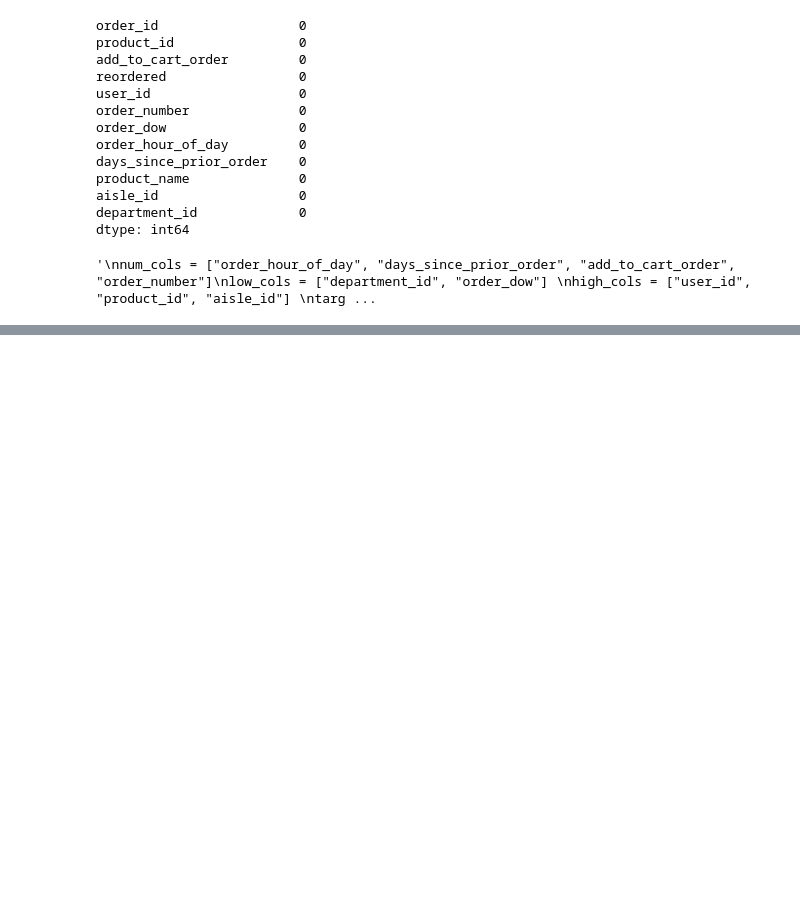
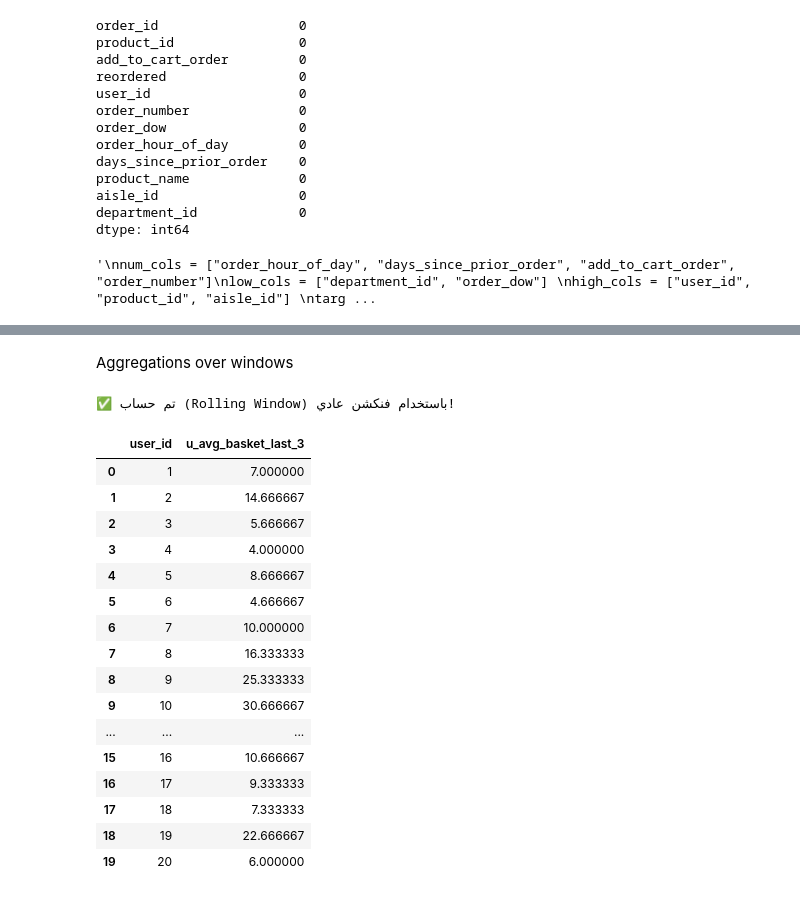
Before and after one commit to ameennasaireh10-hash/ML-project, a Jupyter notebook: FinalProject.ipynb, the cells around one changed output, grey strips where cells are left out. Drawn from its saved outputs; the diff is of its cells as text; code cells hidden in the pictures; blank space fills up the shorter version.

```diff
--- a/FinalProject.ipynb
+++ b/FinalProject.ipynb
@@ -720,0 +937,50 @@ Best Parameters:
+# %% [markdown]
+Aggregations over windows
+# %%
+# --- 5. Aggregations over Windows (Last 3 Orders) - بدون Lambda ---
+
+# 1. تجهيز الداتا: بنحسب حجم السلة لكل طلب (جدول صغير وخفيف)
+orders_summary = Full_DataSet.groupby(['user_id', 'order_number']).size().reset_index(name='basket_size')
+
+# 2. الترتيب (مهم جداً): عشان لما نقول "آخر 3" يكونوا عنجد آخر 3 زمنياً
+orders_summary = orders_summary.sort_values(['user_id', 'order_number'])
+
+# 3. تعريف الفنكشن العادي (بدل اللمدا)
+# هذا الفنكشن بياخذ عمود أرقام، وبحسب المتوسط المتحرك لآخر 3 قيم
+def calculate_last_3_avg(series):
+    # window=3: يعني خذ 3 قيم
+    # min_periods=1: يعني حتى لو الزبون عنده طلب واحد بس، احسبله المعدل (ما ترجع Null)
+    return series.rolling(window=3, min_periods=1).mean()
+
+# 4. تطبيق الفنكشن على كل زبون
+# transform: بتمسك الفنكشن اللي كتبناه فوق، وبتطبقه على كل "مجموعة" (زبون)
+orders_summary['rolling_avg_3_orders'] = orders_summary.groupby('user_id')['basket_size'].transform(calculate_last_3_avg)
+
+# 5. النتيجة النهائية
+# احنا بهمنا "آخر وضع" وصله الزبون، فبناخذ آخر سطر لكل زبون
+user_window_features = orders_summary.groupby('user_id').last().reset_index()
+
+# ترتيب وتنظيف الجدول النهائي
+user_window_features = user_window_features[['user_id', 'rolling_avg_3_orders']]
+user_window_features.columns = ['user_id', 'u_avg_basket_last_3']
+
+display(user_window_features.head(20))
+# %% [output]
+✅ تم حساب (Rolling Window) باستخدام فنكشن عادي!
+|  | user_id | u_avg_basket_last_3 |
+| 0 | 1 | 7.000000 |
+| 1 | 2 | 14.666667 |
+| 2 | 3 | 5.666667 |
+| 3 | 4 | 4.000000 |
+| 4 | 5 | 8.666667 |
+| 5 | 6 | 4.666667 |
+| 6 | 7 | 10.000000 |
+| 7 | 8 | 16.333333 |
+| 8 | 9 | 25.333333 |
+| 9 | 10 | 30.666667 |
+| ... | ... | ... |
+| 15 | 16 | 10.666667 |
+| 16 | 17 | 9.333333 |
+| 17 | 18 | 7.333333 |
+| 18 | 19 | 22.666667 |
+| 19 | 20 | 6.000000 |
```
Also changed, not shown: parts of 16 cells of this notebook.
